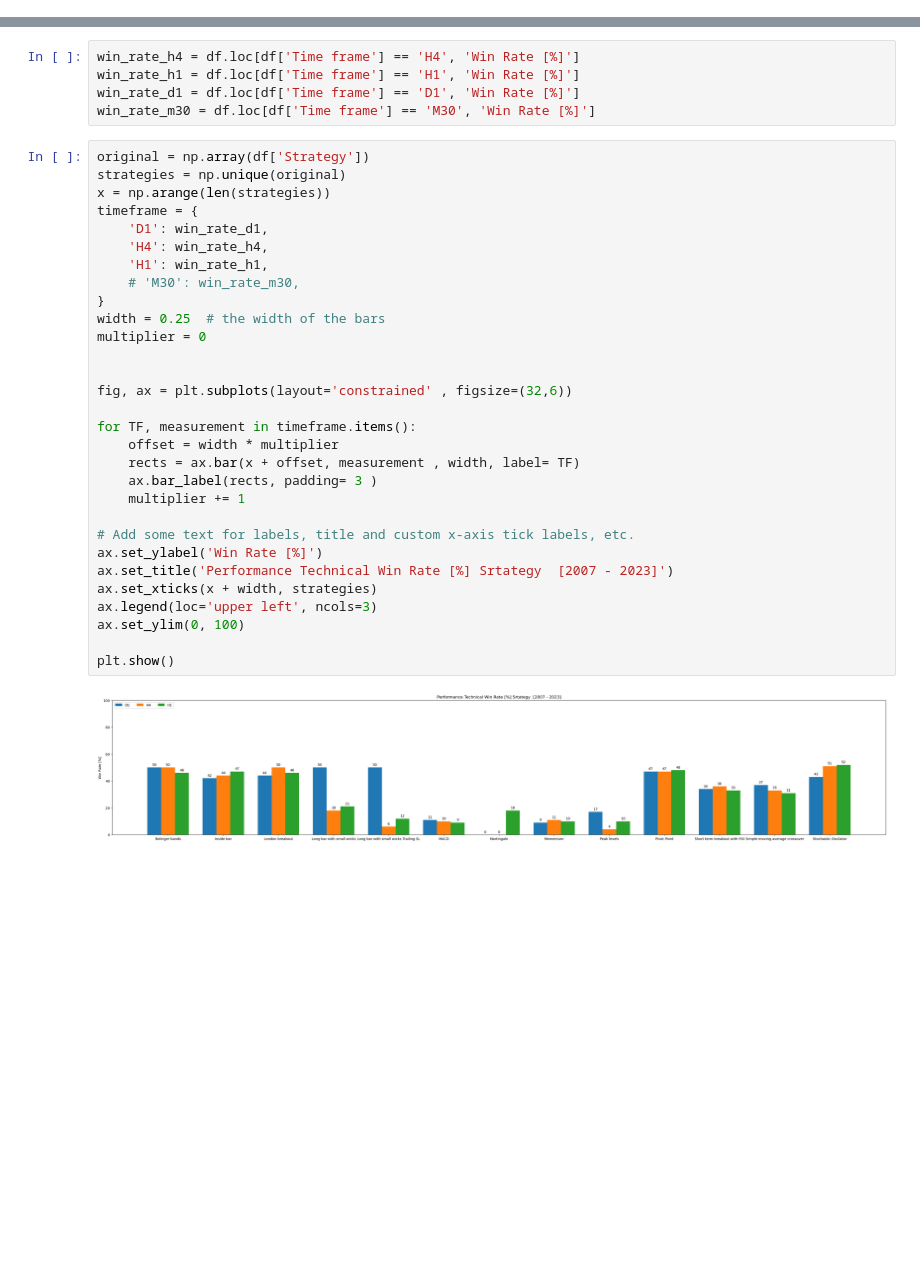
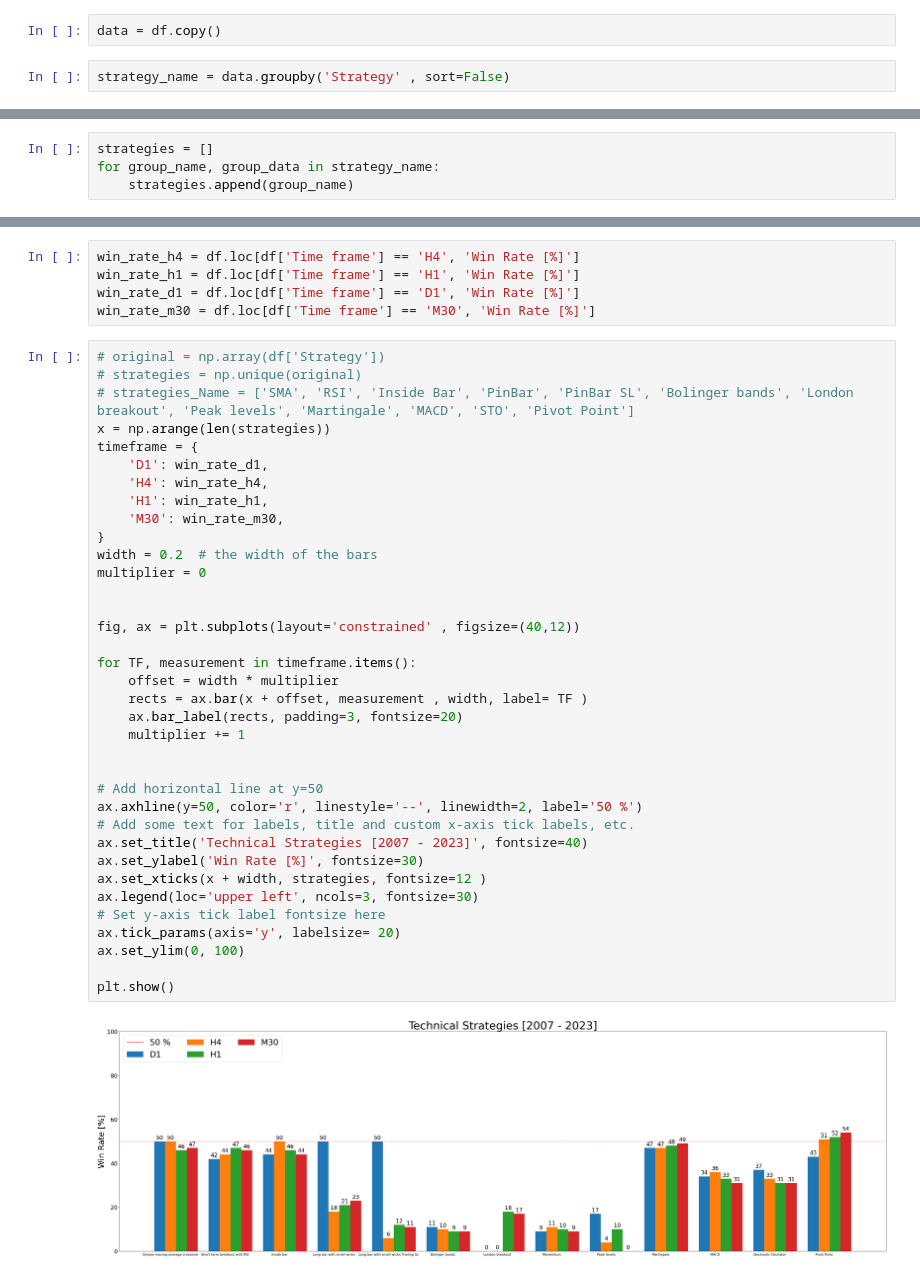
Before and after one commit to Kittipong91/XAUUSD_algorithmic_trading, a Jupyter notebook: Results/Technical_Strategy/Performance.ipynb, the cells around one changed output, grey strips where cells are left out. Drawn from its saved outputs; the diff is of its cells as text; blank space fills up the shorter version.

Commit message:
Performance

```diff
--- a/Results/Technical_Strategy/Performance.ipynb
+++ b/Results/Technical_Strategy/Performance.ipynb
@@ -39,0 +44,4 @@ df
+# %%
+data = df.copy()
+# %%
+strategy_name = data.groupby('Strategy' , sort=False)
@@ -39,0 +52,4 @@ df
+# %%
+strategies = []
+for group_name, group_data in strategy_name:
+    strategies.append(group_name)
@@ -47,34 +79,40 @@ win_rate_h1 = df.loc[df['Time frame'] == 'H1', 'Win Rate [%]']
 win_rate_d1 = df.loc[df['Time frame'] == 'D1', 'Win Rate [%]']
 win_rate_m30 = df.loc[df['Time frame'] == 'M30', 'Win Rate [%]']
 # %%
-original = np.array(df['Strategy'])
-strategies = np.unique(original)
+# original = np.array(df['Strategy'])
+# strategies = np.unique(original)
+# strategies_Name = ['SMA', 'RSI', 'Inside Bar', 'PinBar', 'PinBar SL', 'Bolinger bands', 'London breakout', 'Peak levels', 'Martingale', 'MACD', 'STO', 'Pivot Point']
 x = np.arange(len(strategies))
 timeframe = {
     'D1': win_rate_d1,
     'H4': win_rate_h4,
     'H1': win_rate_h1,
-    # 'M30': win_rate_m30,
+    'M30': win_rate_m30,
 }
-width = 0.25  # the width of the bars
+width = 0.2  # the width of the bars
 multiplier = 0
 
 
-fig, ax = plt.subplots(layout='constrained' , figsize=(32,6))
+fig, ax = plt.subplots(layout='constrained' , figsize=(40,12))
 
 for TF, measurement in timeframe.items():
     offset = width * multiplier
-    rects = ax.bar(x + offset, measurement , width, label= TF)
-    ax.bar_label(rects, padding= 3 )
+    rects = ax.bar(x + offset, measurement , width, label= TF )
+    ax.bar_label(rects, padding=3, fontsize=20)
     multiplier += 1
 
+
+# Add horizontal line at y=50
+ax.axhline(y=50, color='r', linestyle='--', linewidth=2, label='50 %')
 # Add some text for labels, title and custom x-axis tick labels, etc.
-ax.set_ylabel('Win Rate [%]')
-ax.set_title('Performance Technical Win Rate [%] Srtategy  [2007 - 2023]')
-ax.set_xticks(x + width, strategies)
-ax.legend(loc='upper left', ncols=3)
+ax.set_title('Technical Strategies [2007 - 2023]', fontsize=40)
+ax.set_ylabel('Win Rate [%]', fontsize=30)
+ax.set_xticks(x + width, strategies, fontsize=12 )
+ax.legend(loc='upper left', ncols=3, fontsize=30)
+# Set y-axis tick label fontsize here
+ax.tick_params(axis='y', labelsize= 20)
 ax.set_ylim(0, 100)
 
 plt.show()
 # %% [output]
-[figure, old version]
+[figure, new version]
```
Also changed, not shown: parts of 23 cells of this notebook, 1 other file.
